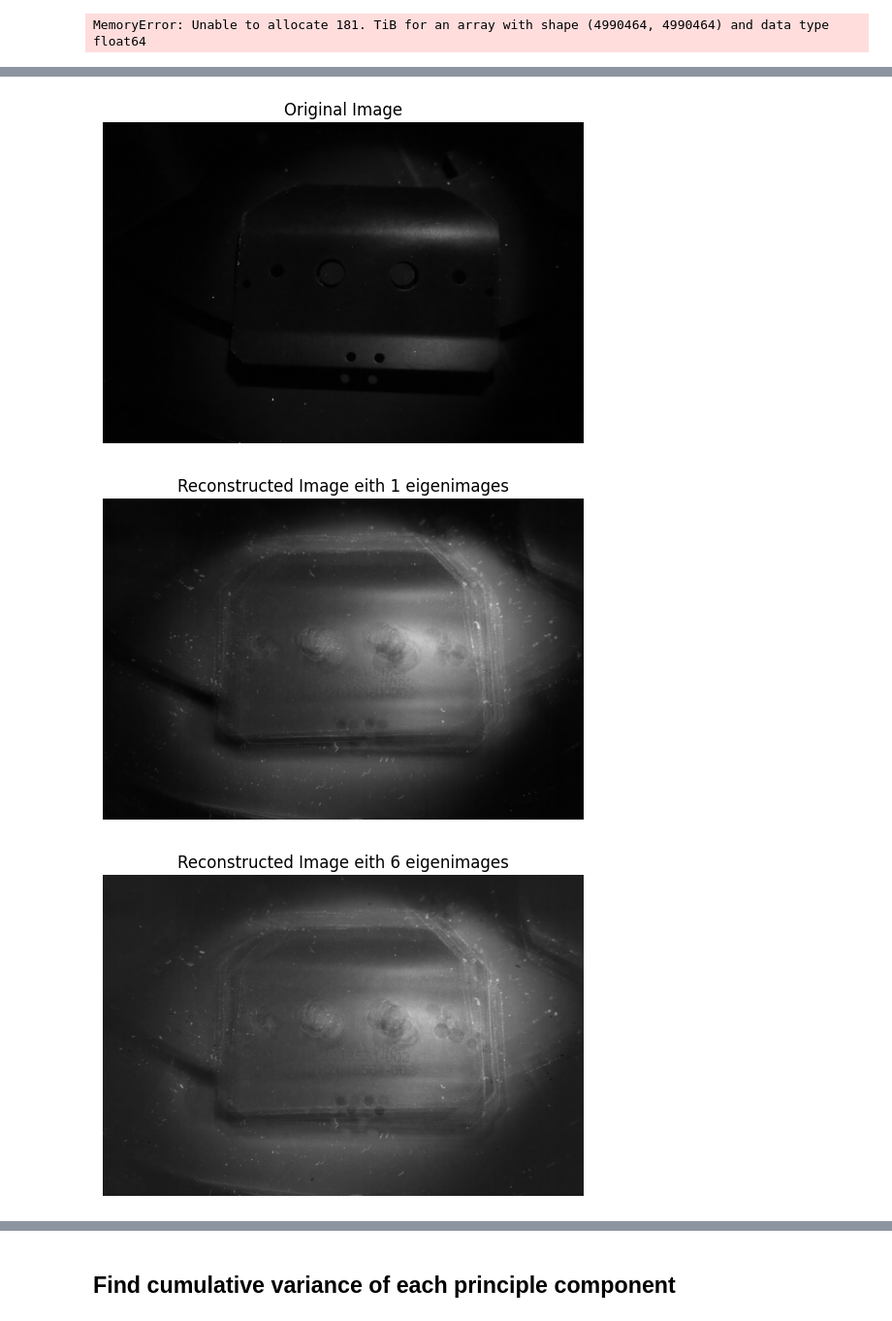
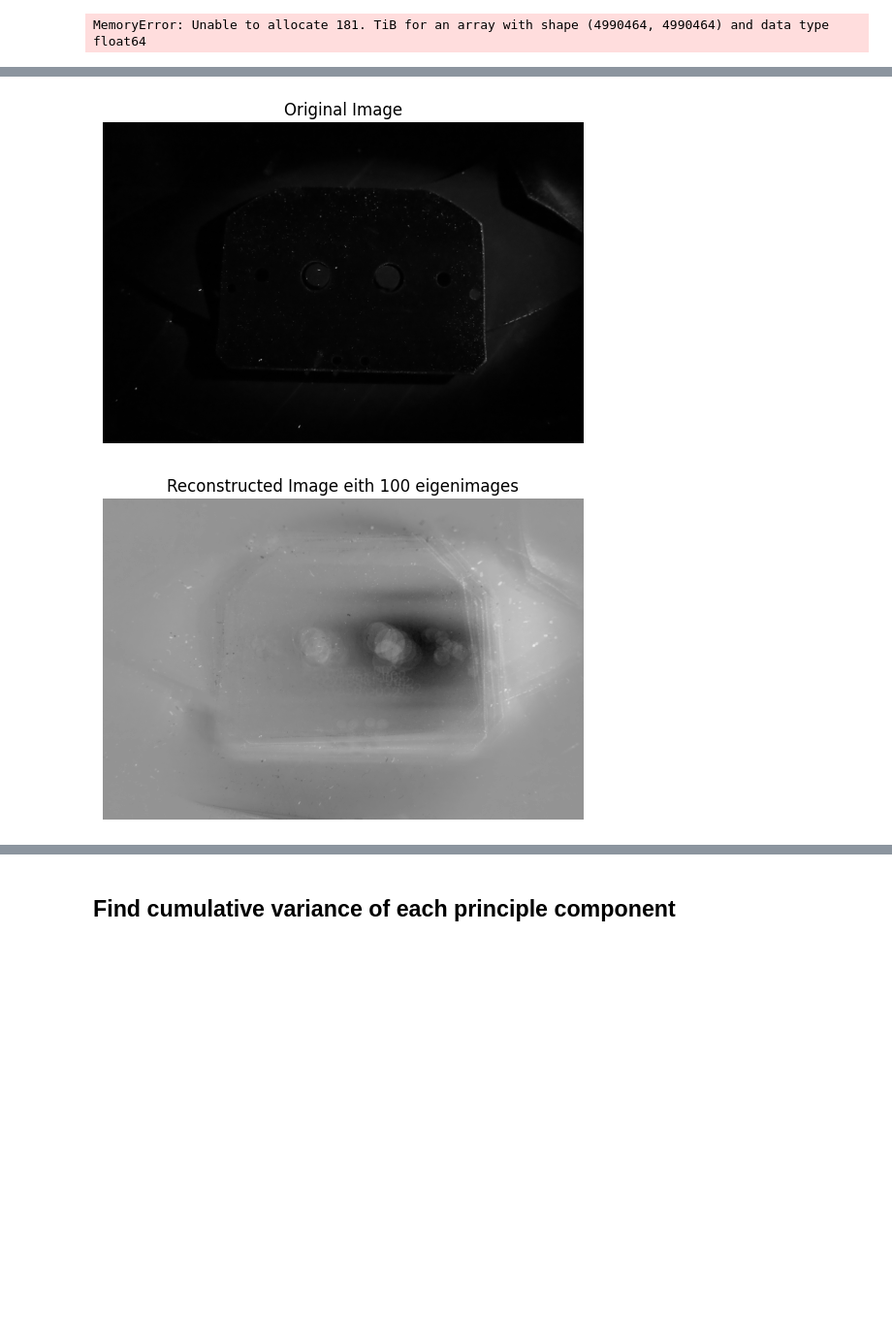
Before and after one commit to Pippo809/utilities, a Jupyter notebook: tools/Face Recognition.ipynb, the cells around one changed output, grey strips where cells are left out. Shown at 97% size. Saved outputs shown, nothing was run; the diff lists cells and outputs as text; code cells hidden in the pictures; blank space fills up the shorter version.

```diff
--- a/tools/Face Recognition.ipynb
+++ b/tools/Face Recognition.ipynb
@@ -129,8 +94,16 @@ normalised_training_tensor.shape
 # %%
 # Compute the smaller covariance matrix
 C = np.dot(normalised_training_tensor, normalised_training_tensor.T)  # Shape (D, D)
+
 # Eigenvalue decomposition
 eigenvalues, eigenvectors = np.linalg.eigh(C)  # Eigenvectors of T^T T
+
+eig_pairs = [(eigenvalues[index], eigenvectors[:, index]) for index in range(len(eigenvalues))]
+
+# Sort the eigen pairs in descending order:
+eig_pairs.sort(reverse=True)
+eigenvalues = [eig_pairs[index][0] for index in range(len(eigenvalues))]
+eigenvectors = [eig_pairs[index][1] for index in range(len(eigenvalues))]
 
 # Compute eigenfaces
 eigenfaces = np.dot(normalised_training_tensor.T, eigenvectors)  # Shape (D, k) where k is the number of components
@@ -232,19 +211,17 @@ def reconstruct(k, image_to_reconstruct):
 
     display_image(image_to_reconstruct, title='Original Image')
     #
-    for i in range(1, k, 5):
     # Project the image onto the eigenfaces
-        weights = project_onto_eigenfaces(np.copy(image_to_reconstruct), mean_face, eigenfaces[:, :i])
+    weights = project_onto_eigenfaces(np.copy(image_to_reconstruct), mean_face, eigenfaces[:, :k])
 
-        # Reconstruct the image
-        reconstructed_image = reconstruct_face(weights, mean_face, eigenfaces[:, :i])
+    # Reconstruct the image
+    reconstructed_image = reconstruct_face(weights, mean_face, eigenfaces[:, :k])
 
-        # Display original and reconstructed images
-        display_image(reconstructed_image, title=f'Reconstructed Image eith {i} eigenimages')
+    # Display original and reconstructed images
+    display_image(reconstructed_image, title=f'Reconstructed Image eith {k} eigenimages')
 # %%
-image_to_reconstruct = testing_tensor[10]
-reconstruct(45, image_to_reconstruct)
+image_to_reconstruct = training_tensor[0]
+reconstruct(100, image_to_reconstruct)
 # %% [output]
-[figure, old version]
+[figure, new version]
-[figure, old version]
+[figure, new version]
-[figure, removed]
```
Also changed, not shown: parts of 16 cells of this notebook, 27 other files.
